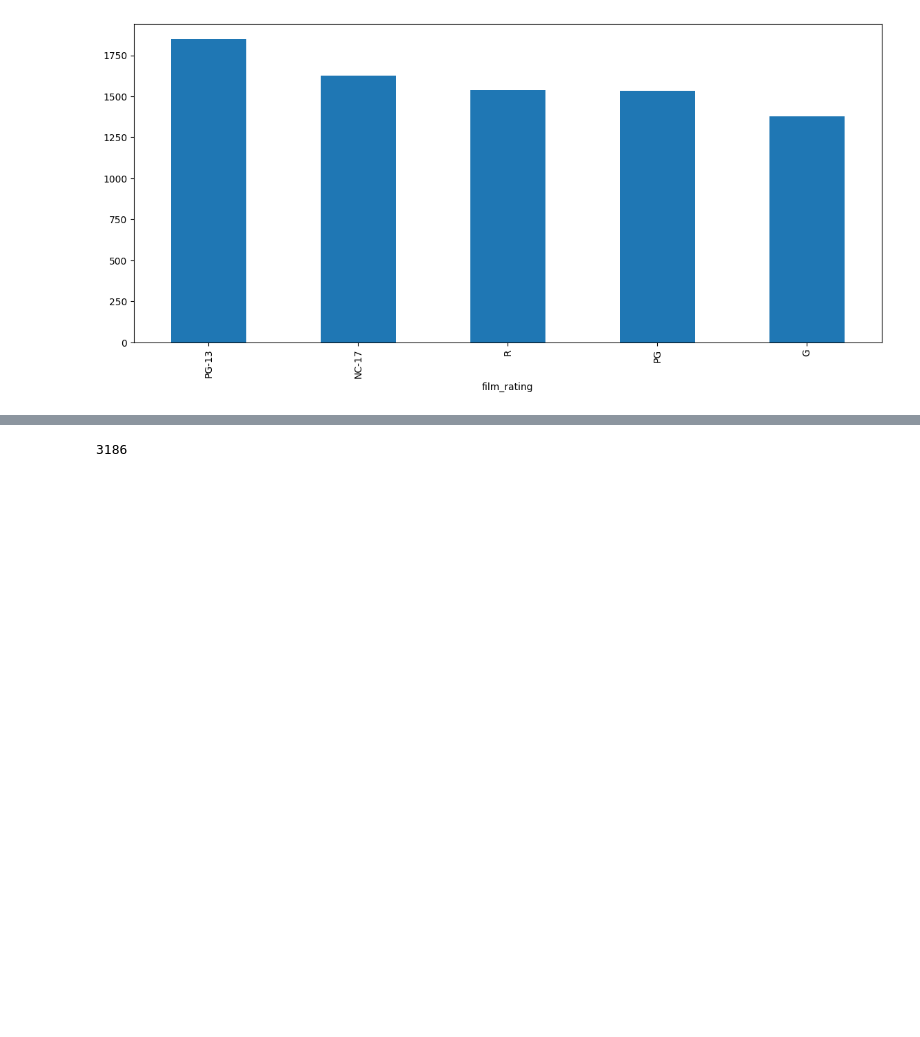
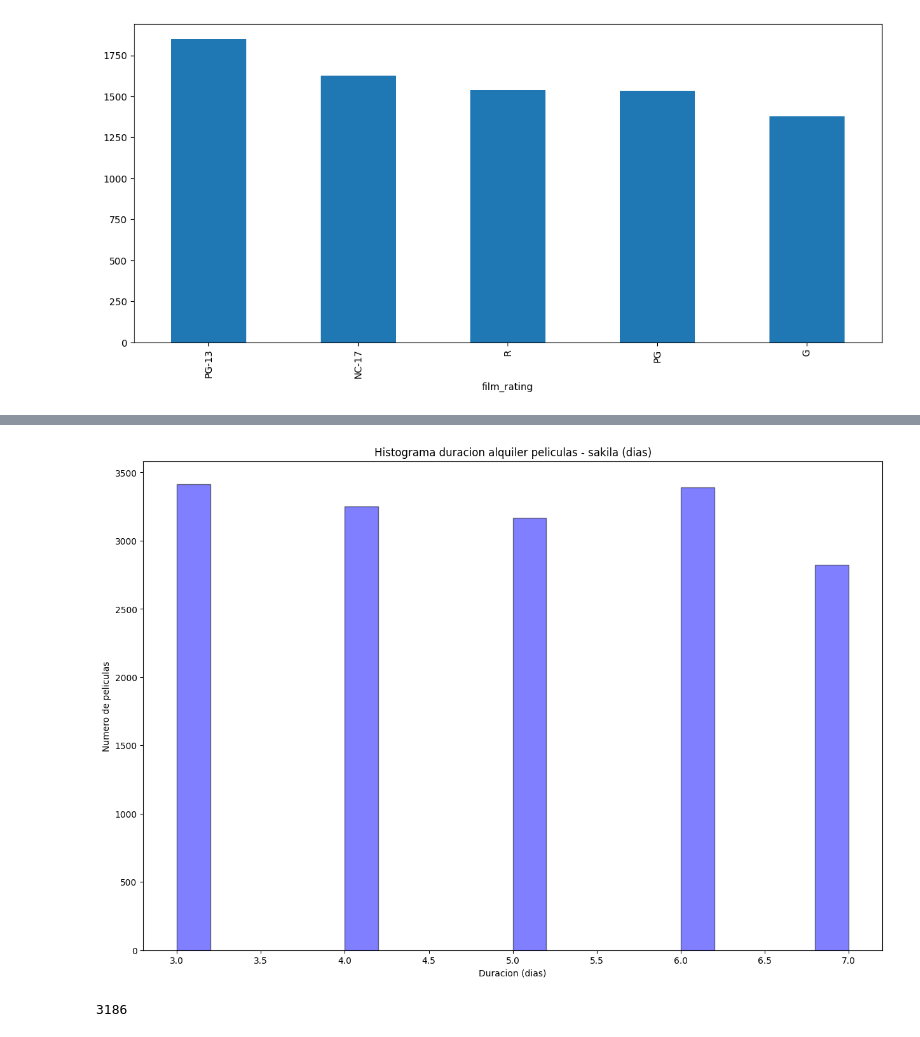
Before and after one commit to antoniosql/Intro-Python, a Jupyter notebook: Notebooks/03_02 Visualizacion.ipynb, the cells around one changed output, grey strips where cells are left out. Cells and saved outputs as stored; diff of their text form; code cells hidden in the pictures; blank space fills up the shorter version.

```diff
--- a/Notebooks/03_02 Visualizacion.ipynb
+++ b/Notebooks/03_02 Visualizacion.ipynb
@@ -205,3 +214,12 @@ df.loc[df['rental_store_city'] == 'Lethbridge', 'film_rating'].value_counts().pl
+# %%
+plt.figure(figsize=[15,10])
+plt.title('Histograma duracion alquiler peliculas - sakila (dias)')
+plt.xlabel('Duracion (dias)')
+plt.ylabel('Numero de peliculas')
+plt.hist(df['film_rental_duration'],bins=20,facecolor='blue', alpha=0.5, edgecolor = 'black')
+plt.savefig("histograma_duracion_peliculas_sakila.png",dpi=200)
+# %% [output]
+[figure, added]
 # %%
 # Cuántos alquileres se realizaron en Woodridge de películas con duración mayor a 5 días
 df.loc[(df['rental_store_city'] == 'Woodridge') & (df['film_rental_duration'] > 5)].shape[0]
```
Also changed, not shown: parts of 1 cell of this notebook.
